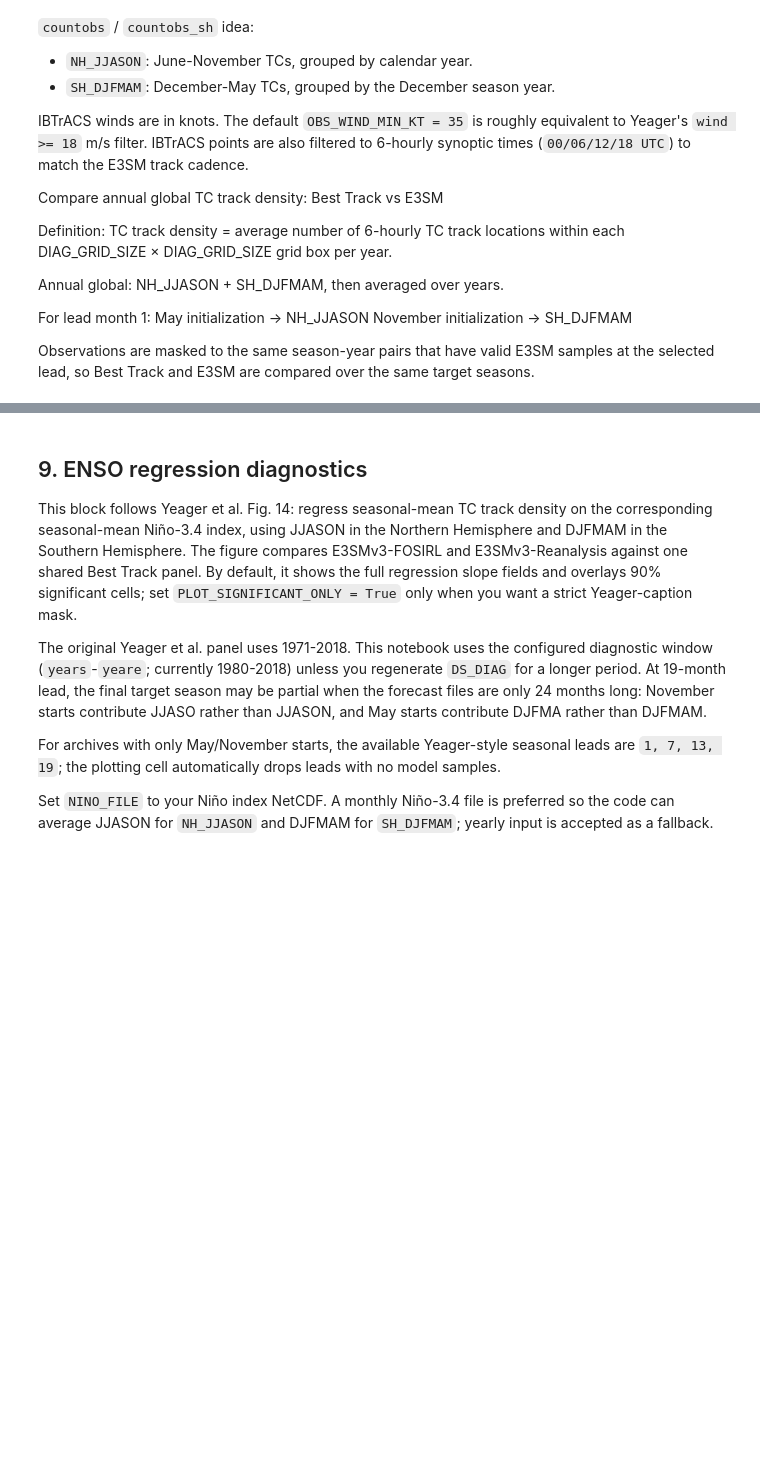
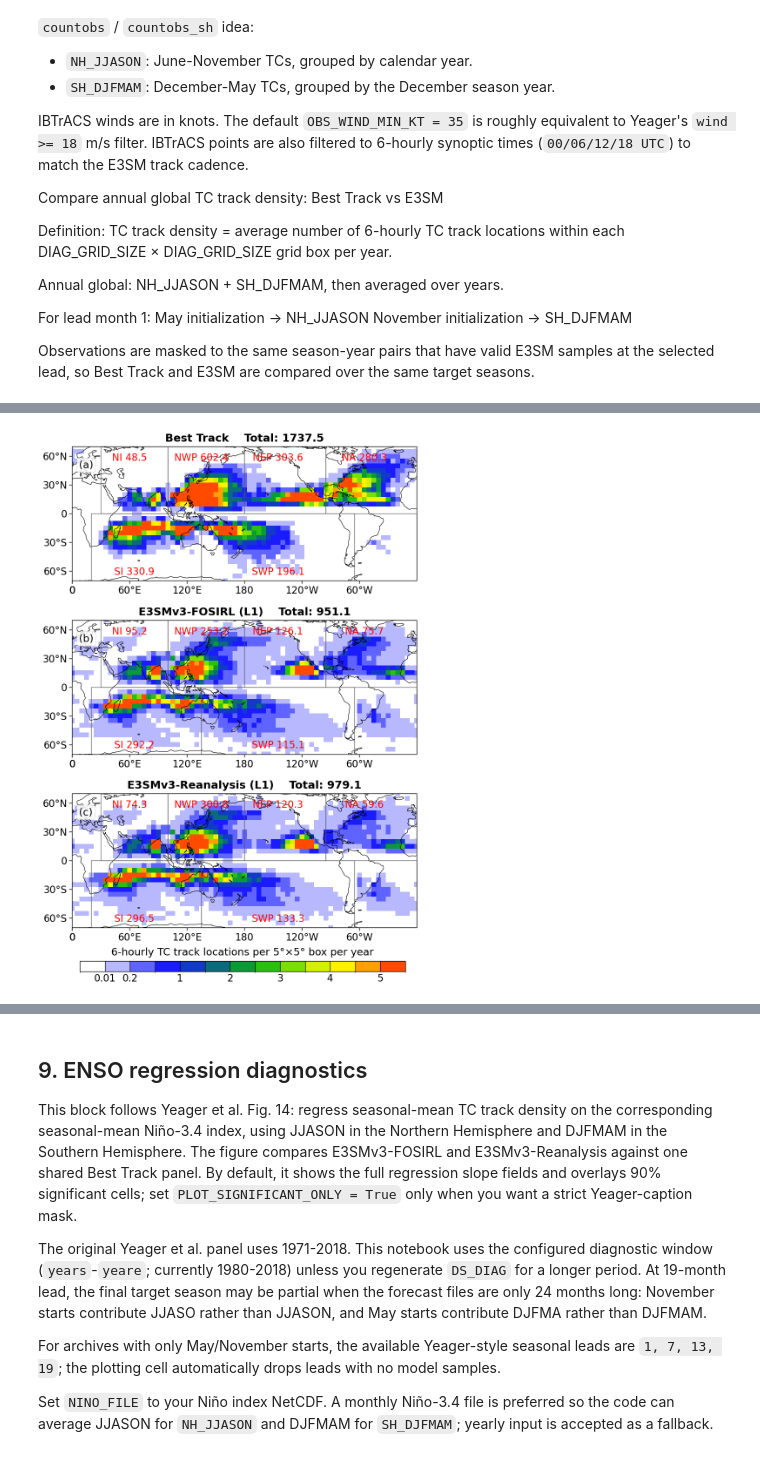
Before and after one commit to E3SM-Project/ESP-Lab, a Jupyter notebook: jupyter/7b_tc_leadtime_analysis.ipynb, the cells around one changed output, grey strips where cells are left out. Saved outputs shown, nothing was run; the diff lists cells and outputs as text; code cells hidden in the pictures; blank space fills up the shorter version.

```diff
--- a/jupyter/7b_tc_leadtime_analysis.ipynb
+++ b/jupyter/7b_tc_leadtime_analysis.ipynb
@@ -1094,68 +1094,57 @@ def figure_filename(*parts, ext="png"):
 # =================================================================== #
 #  SETUP & PLOT CONTROLS
 # =================================================================== #
-DENSITY_COMPARE_CASES = globals().get(
-    "DENSITY_COMPARE_CASES",
-    [k for k in E3SM_HINDCASTS if E3SM_HINDCASTS[k].get("enabled", True)],
-)
-PLOT_LEAD = globals().get("PLOT_LEAD", 1)
-PLOT_SEASON = globals().get("PLOT_SEASON", "NH_JJASON")
-MIN_PLOT_VALUE = globals().get("MIN_PLOT_VALUE", 0.01)
+DENSITY_COMPARE_CASES = [
+    k for k in E3SM_HINDCASTS if E3SM_HINDCASTS[k].get("enabled", True)
+]
+PLOT_LEAD = 1
+PLOT_SEASON = "NH_JJASON"
+MIN_PLOT_VALUE = 0.01
 
 # Panel title format: e.g. E3SMv3-FOSIRL (L1)
-DENSITY_PANEL_TITLE_FMT = globals().get(
-    "DENSITY_PANEL_TITLE_FMT",
-    "{label} (L{lead})    Total: {total:.1f}",
-)
+DENSITY_PANEL_TITLE_FMT = "{label} (L{lead})    Total: {total:.1f}"
 
 # Projection and map extent
-CENTRAL_LONGITUDE = globals().get("CENTRAL_LONGITUDE", 180)
-MAP_EXTENT = globals().get("MAP_EXTENT", [0, 360, -60, 60])
+CENTRAL_LONGITUDE = 180
+MAP_EXTENT = [0, 360, -60, 60]
 
-# Figure dimensions and layout
-PLOT_NROWS = globals().get("PLOT_NROWS", 1 + len(DENSITY_COMPARE_CASES))
-PLOT_NCOLS = globals().get("PLOT_NCOLS", 1)
-FIGSIZE = globals().get(
-    "FIGSIZE",
-    (8.8, 3.8 * PLOT_NROWS + 1.0) if PLOT_NCOLS == 1 else (16.0, 4.2 * PLOT_NROWS + 0.8)
-)
-SUBPLOT_ADJUST = globals().get(
-    "SUBPLOT_ADJUST",
+# Figure dimensions and layout (4 rows: Obs + 3 models)
+PLOT_NROWS = 1 + len(DENSITY_COMPARE_CASES)
+PLOT_NCOLS = 1
+FIGSIZE = (8.8, 3.8 * PLOT_NROWS + 1.0) if PLOT_NCOLS == 1 else (16.0, 4.2 * PLOT_NROWS + 0.8)
+SUBPLOT_ADJUST = (
     dict(left=0.08, right=0.98, top=0.96, bottom=0.07, hspace=0.28)
     if PLOT_NCOLS == 1
     else dict(left=0.05, right=0.98, top=0.95, bottom=0.10, hspace=0.25, wspace=0.10)
 )
-COLORBAR_AX_POSITION = globals().get(
-    "COLORBAR_AX_POSITION",
-    [0.10, 0.025, 0.85, 0.012] if PLOT_NCOLS == 1 else [0.15, 0.035, 0.70, 0.022]
-)
+COLORBAR_AX_POSITION = [0.10, 0.025, 0.85, 0.012] if PLOT_NCOLS == 1 else [0.15, 0.035, 0.70, 0.022]
 
 # Typography
-FONTZ = globals().get("FONTZ", 10.0)
-COLORBAR_TITLE_FONTSIZE = globals().get("COLORBAR_TITLE_FONTSIZE", 0.95 * FONTZ)
-COLORBAR_TICK_FONTSIZE = globals().get("COLORBAR_TICK_FONTSIZE", 0.90 * FONTZ)
+FONTZ = 10.0
+COLORBAR_TITLE_FONTSIZE = 0.95 * FONTZ
+COLORBAR_TICK_FONTSIZE = 0.90 * FONTZ
 
 # Colormap & discrete bounds
-COLORBAR_BOUNDS = globals().get("COLORBAR_BOUNDS", [0.01, 0.2, 0.5, 1.0, 1.5, 2.0, 3.0, 4.0, 5.0])
-COLORBAR_TICKS = globals().get("COLORBAR_TICKS", [0.01, 0.2, 1, 2, 3, 4, 5])
-COLORBAR_TICK_LABELS = globals().get("COLORBAR_TICK_LABELS", ["0.01", "0.2", "1", "2", "3", "4", "5"])
-COLORBAR_COLORS = globals().get("COLORBAR_COLORS", [
+COLORBAR_BOUNDS = [0.01, 0.2, 0.5, 1.0, 1.5, 2.0, 3.0, 4.0, 5.0]
+COLORBAR_TICKS = [0.01, 0.2, 1, 2, 3, 4, 5]
+COLORBAR_TICK_LABELS = ["0.01", "0.2", "1", "2", "3", "4", "5"]
+COLORBAR_COLORS = [
     "#f7fbff", "#deebf7", "#c6dbef", "#9ecae1",
     "#6baed6", "#4292c6", "#2171b5", "#084594",
-])
-COLORBAR_LABEL = globals().get("COLORBAR_LABEL", "Tropical cyclone track density (tracks per season per 5° circle)")
-COLORBAR_TITLE_PAD = globals().get("COLORBAR_TITLE_PAD", 10)
-COLORBAR_OUTLINE_WIDTH = globals().get("COLORBAR_OUTLINE_WIDTH", 1.0)
-COLORBAR_DIVIDER_WIDTH = globals().get("COLORBAR_DIVIDER_WIDTH", 0.9)
-DPI = globals().get("DPI", 200)
+]
+COLORBAR_LABEL = "Tropical cyclone track density (tracks per season per 5° circle)"
+COLORBAR_TITLE_PAD = 10
+COLORBAR_OUTLINE_WIDTH = 1.0
+COLORBAR_DIVIDER_WIDTH = 0.9
+DPI = 200
 
 # Figure saving and metadata
-LEADTIME_METRIC = globals().get("LEADTIME_METRIC", "tc_leadtime_track_density_compare")
-LEADTIME_SAVE_MODE = globals().get("LEADTIME_SAVE_MODE", "tc")
-LEADTIME_SAVE_TITLE = globals().get("LEADTIME_SAVE_TITLE", "Multi-Model TC Lead-Time Track Density Comparison")
-LEADTIME_SAVE_CAPTION = globals().get(
-    "LEADTIME_SAVE_CAPTION",
-    f"Annual global TC track density comparison between Best Track and E3SM hindcasts ({', '.join(E3SM_HINDCASTS[k]['label'] for k in DENSITY_COMPARE_CASES)}) at lead month {PLOT_LEAD}."
+LEADTIME_METRIC = "tc_leadtime_track_density_compare"
+LEADTIME_SAVE_MODE = "tc"
+LEADTIME_SAVE_TITLE = "Multi-Model TC Lead-Time Track Density Comparison"
+LEADTIME_SAVE_CAPTION = (
+    f"Annual global TC track density comparison between Best Track and E3SM hindcasts "
+    f"({', '.join(E3SM_HINDCASTS[k]['label'] for k in DENSITY_COMPARE_CASES)}) at lead month {PLOT_LEAD}."
 )
 LEADTIME_SAVE_KW = dict(
     mode=LEADTIME_SAVE_MODE,
@@ -1571,0 +1617 @@ SyntaxError: unterminated f-string literal (detected at line 329) (22428165.py,
+[figure, added]
```
Also changed, not shown: parts of 5 cells of this notebook.
